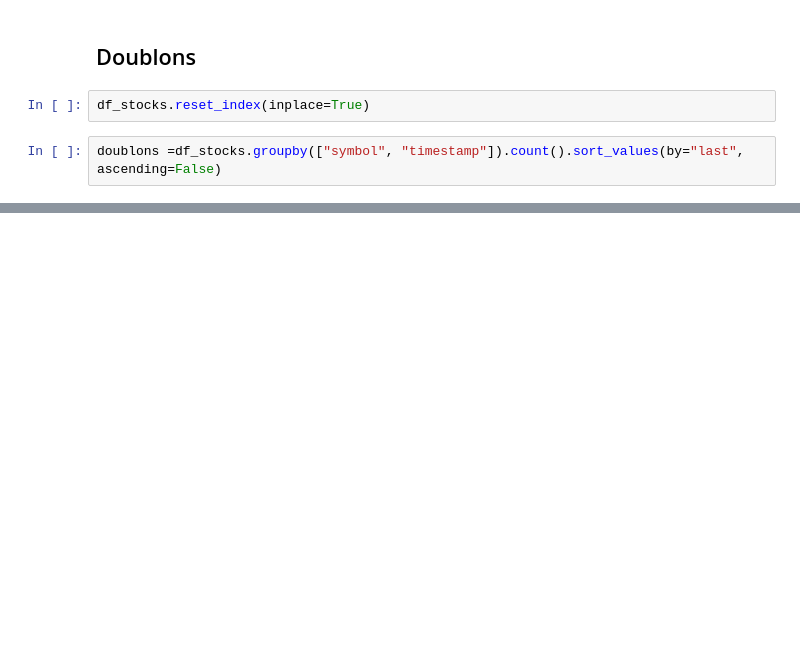
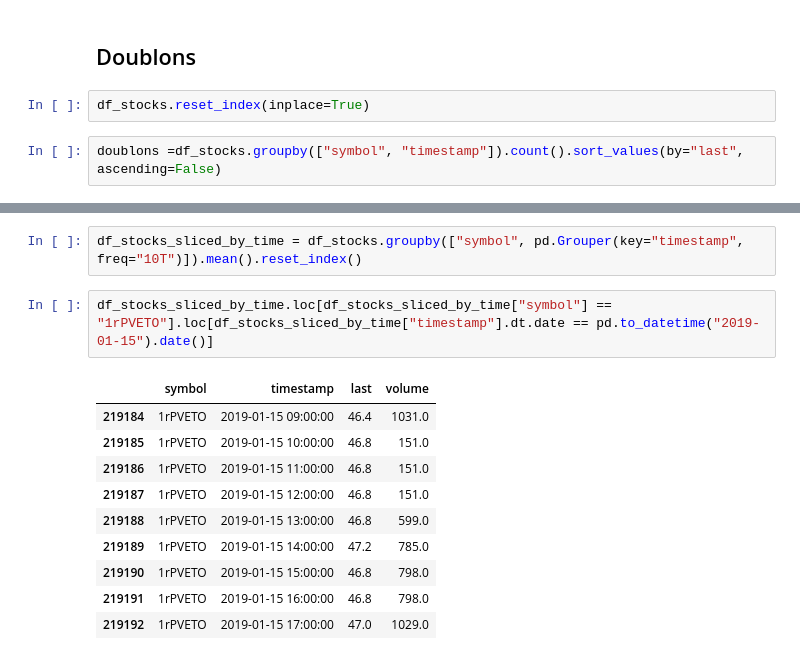
Before and after one commit to camilziane/bourse_big_data, a Jupyter notebook: analyzer/analyzer_playground.ipynb, the cells around one changed output, grey strips where cells are left out. Cells and saved outputs as stored; diff of their text form; blank space fills up the shorter version.

Commit message:
feat(stocks): Add sliced time for stocks

```diff
--- a/analyzer/analyzer_playground.ipynb
+++ b/analyzer/analyzer_playground.ipynb
@@ -422,0 +423,15 @@ doublons
+# %%
+df_stocks_sliced_by_time = df_stocks.groupby(["symbol", pd.Grouper(key="timestamp", freq="10T")]).mean().reset_index()
+# %%
+df_stocks_sliced_by_time.loc[df_stocks_sliced_by_time["symbol"] == "1rPVETO"].loc[df_stocks_sliced_by_time["timestamp"].dt.date == pd.to_datetime("2019-01-15").date()]
+# %% [output]
+|  | symbol | timestamp | last | volume |
+| 219184 | 1rPVETO | 2019-01-15 09:00:00 | 46.4 | 1031.0 |
+| 219185 | 1rPVETO | 2019-01-15 10:00:00 | 46.8 | 151.0 |
+| 219186 | 1rPVETO | 2019-01-15 11:00:00 | 46.8 | 151.0 |
+| 219187 | 1rPVETO | 2019-01-15 12:00:00 | 46.8 | 151.0 |
+| 219188 | 1rPVETO | 2019-01-15 13:00:00 | 46.8 | 599.0 |
+| 219189 | 1rPVETO | 2019-01-15 14:00:00 | 47.2 | 785.0 |
+| 219190 | 1rPVETO | 2019-01-15 15:00:00 | 46.8 | 798.0 |
+| 219191 | 1rPVETO | 2019-01-15 16:00:00 | 46.8 | 798.0 |
+| 219192 | 1rPVETO | 2019-01-15 17:00:00 | 47.0 | 1029.0 |
```
Also changed, not shown: parts of 4 cells of this notebook.
